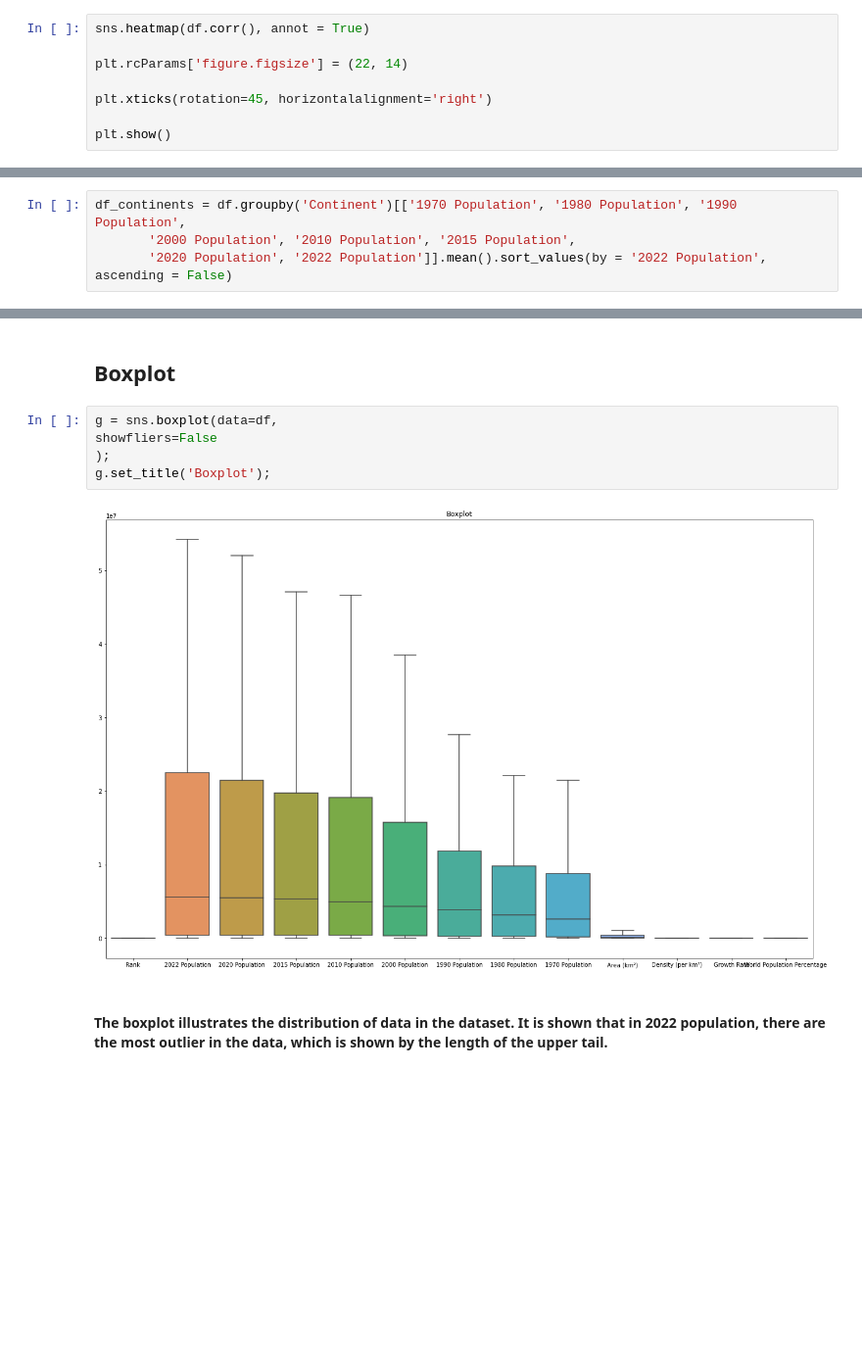
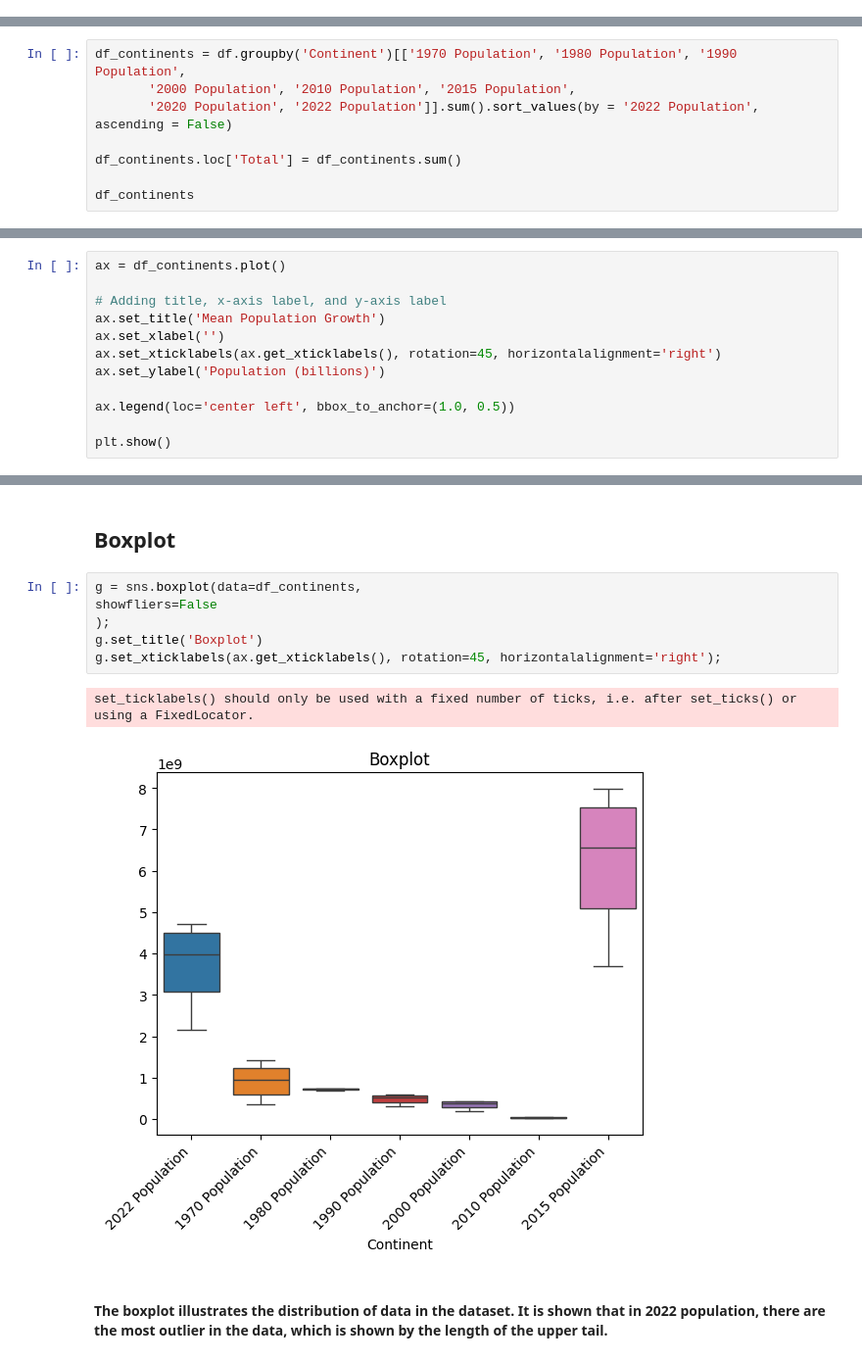
Before and after one commit to Ethann93/World-Population-EDA, a Jupyter notebook: WorldPopulation.ipynb, the cells around one changed output, grey strips where cells are left out. Shown at 98% size. Cells and saved outputs as stored; diff of their text form; blank space fills up the shorter version.

Commit message:
updated research with new visualization
exported 2 CSV files

```diff
--- a/WorldPopulation.ipynb
+++ b/WorldPopulation.ipynb
@@ -102,8 +121,0 @@ dtype: int64
-# %%
-sns.heatmap(df.corr(), annot = True)
-
-plt.rcParams['figure.figsize'] = (22, 14)
-
-plt.xticks(rotation=45, horizontalalignment='right')
-
-plt.show()
@@ -134,4 +153,8 @@ Index(['Rank', 'CCA3', 'Country/Territory', 'Capital', 'Continent',
 # %%
 df_continents = df.groupby('Continent')[['1970 Population', '1980 Population', '1990 Population',
        '2000 Population', '2010 Population', '2015 Population',
-       '2020 Population', '2022 Population']].mean().sort_values(by = '2022 Population', ascending = False)
+       '2020 Population', '2022 Population']].sum().sort_values(by = '2022 Population', ascending = False)
+
+df_continents.loc['Total'] = df_continents.sum()
+
+df_continents
@@ -167,0 +190,12 @@ df_continents.plot();
+# %%
+ax = df_continents.plot()
+
+# Adding title, x-axis label, and y-axis label
+ax.set_title('Mean Population Growth')
+ax.set_xlabel('')
+ax.set_xticklabels(ax.get_xticklabels(), rotation=45, horizontalalignment='right')
+ax.set_ylabel('Population (billions)')
+
+ax.legend(loc='center left', bbox_to_anchor=(1.0, 0.5))
+
+plt.show()
@@ -170,12 +206,14 @@ df_continents.plot();
 # %% [markdown]
 ## Boxplot
 # %%
-g = sns.boxplot(data=df,
+g = sns.boxplot(data=df_continents,
 showfliers=False
 );
-g.set_title('Boxplot');
+g.set_title('Boxplot')
+g.set_xticklabels(ax.get_xticklabels(), rotation=45, horizontalalignment='right');
 # %% [output]
+set_ticklabels() should only be used with a fixed number of ticks, i.e. after set_ticks() or using a FixedLocator.
-[figure, old version]
+[figure, new version]
 # %% [markdown]
 #### The boxplot illustrates the distribution of data in the dataset. It is shown that in 2022 population, there are the most outlier in the data, which is shown by the length of the upper tail.
 # %% [markdown]
```
Also changed, not shown: parts of 20 cells of this notebook, 4 other files.
